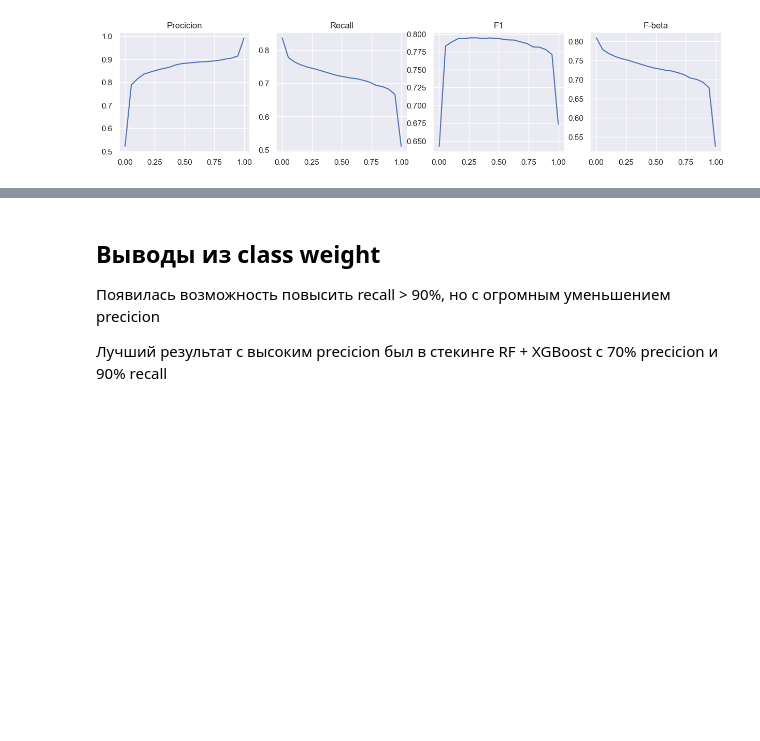
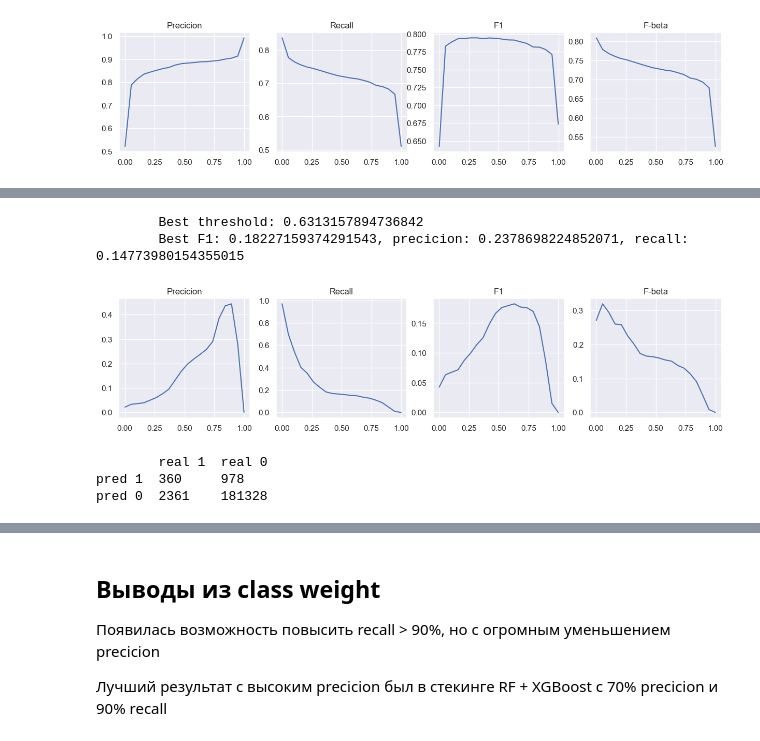
Before and after one commit to egortrussov/btc-fraud-detection, a Jupyter notebook: classification/imbalance_fixes_attempts.ipynb, the cells around one changed output, grey strips where cells are left out. Saved outputs shown, nothing was run; the diff lists cells and outputs as text; code cells hidden in the pictures; blank space fills up the shorter version.

```diff
--- a/classification/imbalance_fixes_attempts.ipynb
+++ b/classification/imbalance_fixes_attempts.ipynb
@@ -44,3 +65,6 @@ from utils import (
 # %%
-prep_data = prepare_wallets_features_data(wallets_features, type="raw")
-X_train, X_test, y_train, y_test = get_training_data(prep_data, no_unknown=False)
+# prep_data = prepare_wallets_features_data(wallets_features, type="raw")
+# X_train, X_test, y_train, y_test = get_training_data(prep_data, no_unknown=False)
+
+train_data_raw = pd.read_csv("../dataset/custom/features_fixed/wallets_features__train.csv")
+test_data_raw = pd.read_csv("../dataset/custom/features_fixed/wallets_features__test.csv")
@@ -438,0 +674,32 @@ print_confusion_matrix(y_pred, )
+# %%
+X_train_1, X_test_1, y_train_1, y_test_1 = get_prepared_train_test(
+    train_data_raw,
+    test_data_raw,
+)
+
+column_transformer = ColumnTransformer(
+    transformers=[
+        ('min_max_scale', MinMaxScaler(), list(set(X_train_1.columns) - set(["addrId", "class"]))),
+    ]
+)
+
+pipeline = Pipeline(steps=[
+    ('transformers', column_transformer),
+    ('rf', RandomForestClassifier(n_estimators=150, class_weight={0: 1, 1: 30}, min_samples_leaf=10))
+])
+# RandomForestClassifier(min_samples_leaf=
+model = pipeline.fit(X_train_1, y_train_1)
+y_pred = model.predict_proba(X_test_1)[:, 1]
+y_pred_vals = model.predict(X_test_1)
+
+res = get_best_threshold(y_pred, y_test_1, return_hists=True)
+# %% [output]
+        Best threshold: 0.6313157894736842
+        Best F1: 0.18227159374291543, precicion: 0.2378698224852071, recall: 0.14773980154355015
+[figure, added]
+# %%
+print_confusion_matrix(y_pred, 0.7, y_test_1)
+# %% [output]
+        real 1  real 0
+pred 1  360     978
+pred 0  2361    181328
```
Also changed, not shown: parts of 27 cells of this notebook, 19 other files.
